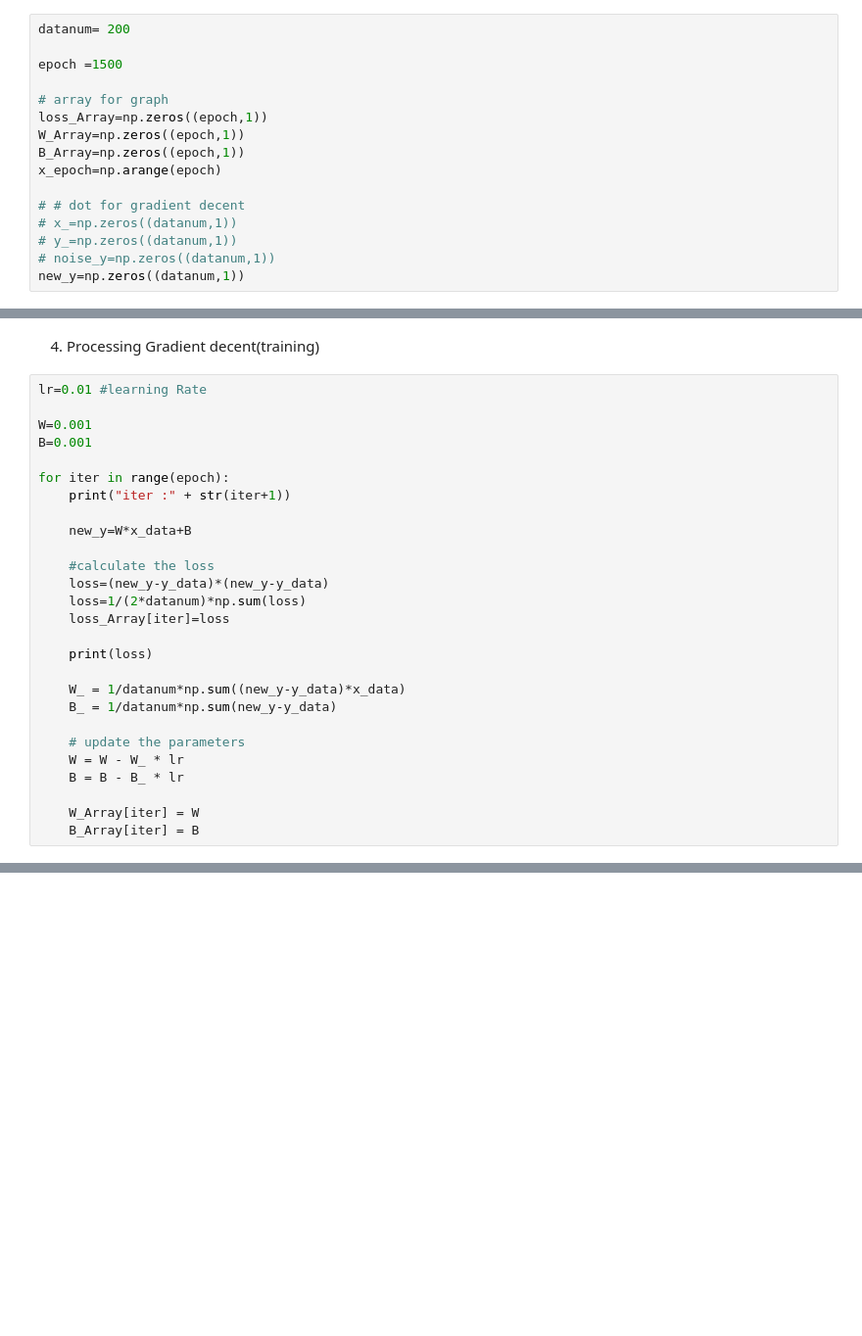
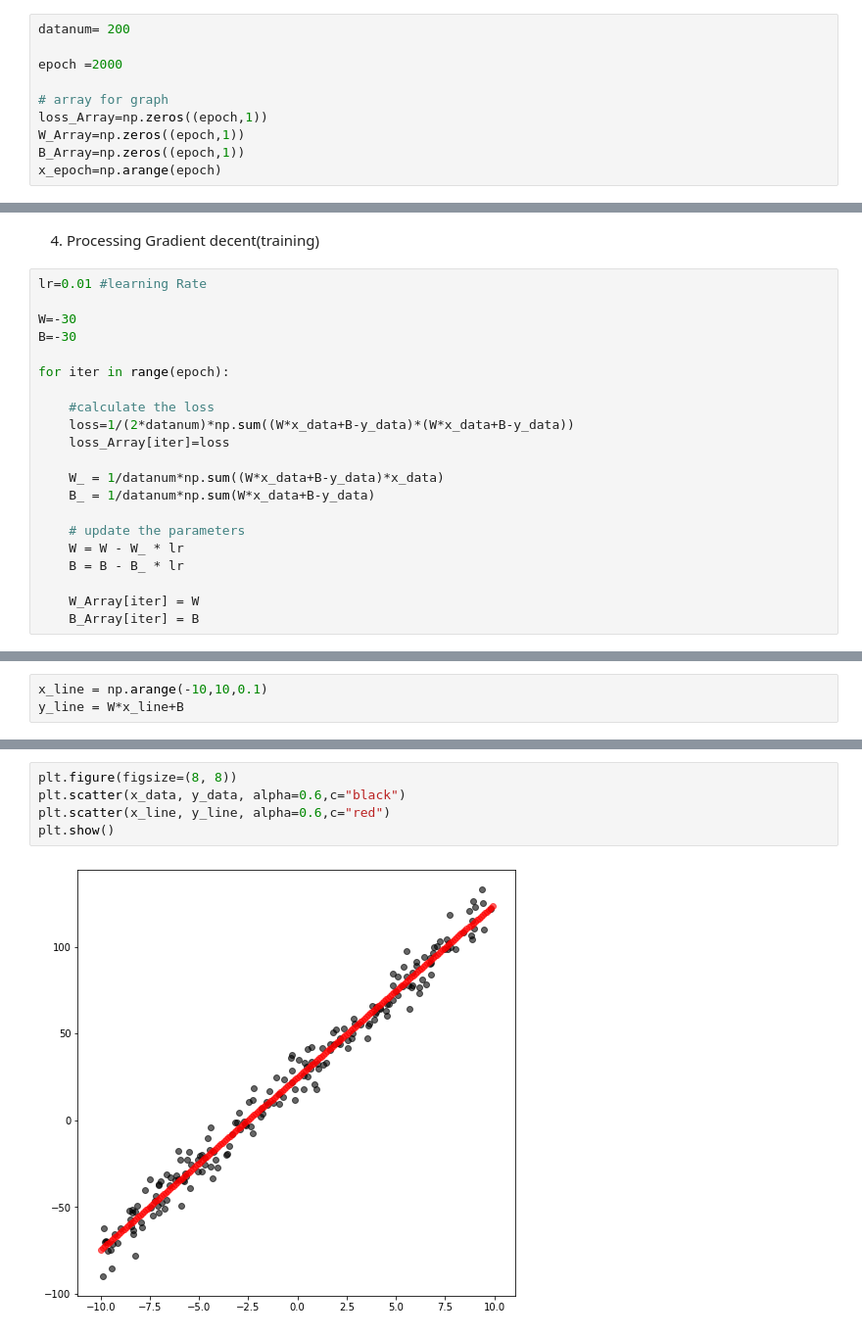
Before and after one commit to wseungjin/class-MachineLearning, a Jupyter notebook: 03/assignment03.ipynb, the cells around one changed output, grey strips where cells are left out. Shown at 98% size. Drawn from its saved outputs; the diff is of its cells as text; blank space fills up the shorter version.

```diff
--- a/03/assignment03.ipynb
+++ b/03/assignment03.ipynb
@@ -25,16 +23,10 @@ plt.show()
 # %%
 datanum= 200
 
-epoch =1500
+epoch =2000
 
 # array for graph
 loss_Array=np.zeros((epoch,1))
 W_Array=np.zeros((epoch,1))
 B_Array=np.zeros((epoch,1))
 x_epoch=np.arange(epoch)
-
-# # dot for gradient decent
-# x_=np.zeros((datanum,1))
-# y_=np.zeros((datanum,1))
-# noise_y=np.zeros((datanum,1))
-new_y=np.zeros((datanum,1))
@@ -55,23 +35,17 @@ new_y=np.zeros((datanum,1))
 # %%
 lr=0.01 #learning Rate
 
-W=0.001
-B=0.001
+W=-30
+B=-30
 
 for iter in range(epoch):
-    print("iter :" + str(iter+1))
-
-    new_y=W*x_data+B
 
     #calculate the loss
-    loss=(new_y-y_data)*(new_y-y_data)
-    loss=1/(2*datanum)*np.sum(loss)
+    loss=1/(2*datanum)*np.sum((W*x_data+B-y_data)*(W*x_data+B-y_data))
     loss_Array[iter]=loss
 
-    print(loss)
-
-    W_ = 1/datanum*np.sum((new_y-y_data)*x_data)
-    B_ = 1/datanum*np.sum(new_y-y_data)
+    W_ = 1/datanum*np.sum((W*x_data+B-y_data)*x_data)
+    B_ = 1/datanum*np.sum(W*x_data+B-y_data)
 
     # update the parameters
     W = W - W_ * lr
@@ -117 +58,4 @@ inf
+# %%
+x_line = np.arange(-10,10,0.1)
+y_line = W*x_line+B
 # %% [markdown]
@@ -147,0 +71,7 @@ plt.show()
+# %%
+plt.figure(figsize=(8, 8))
+plt.scatter(x_data, y_data, alpha=0.6,c="black")
+plt.scatter(x_line, y_line, alpha=0.6,c="red")
+plt.show()
+# %% [output]
+[figure, added]
```
Also changed, not shown: parts of 22 cells of this notebook.
